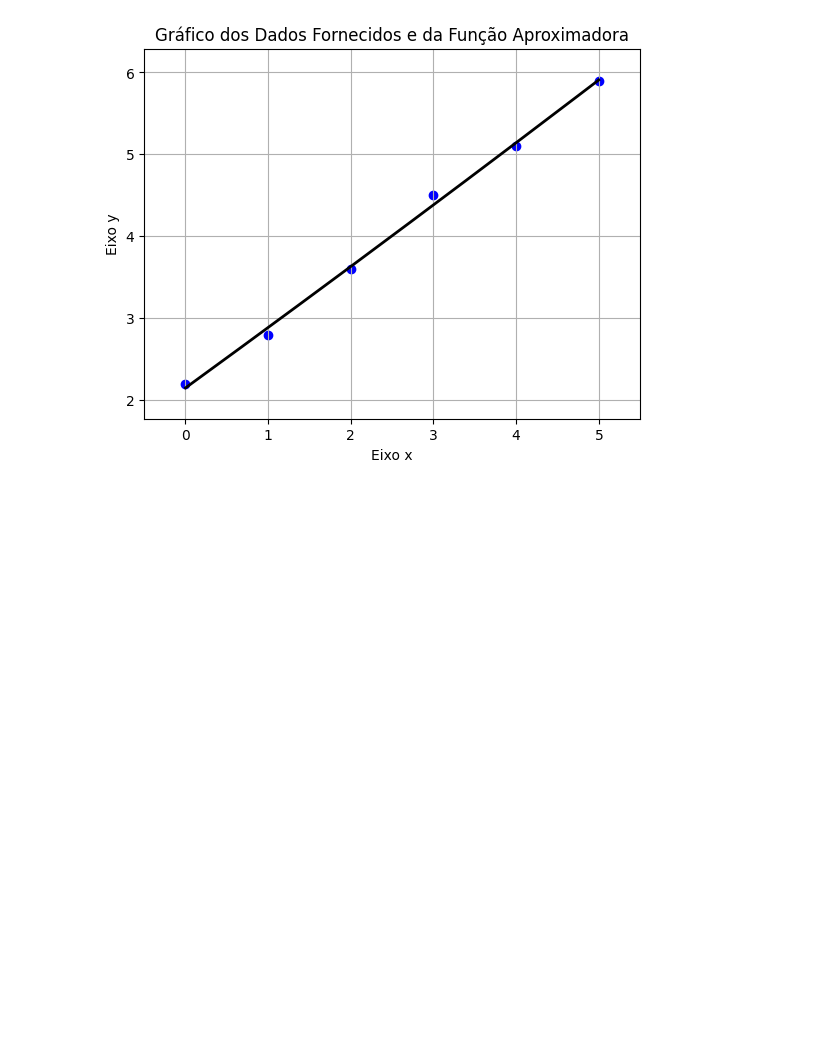
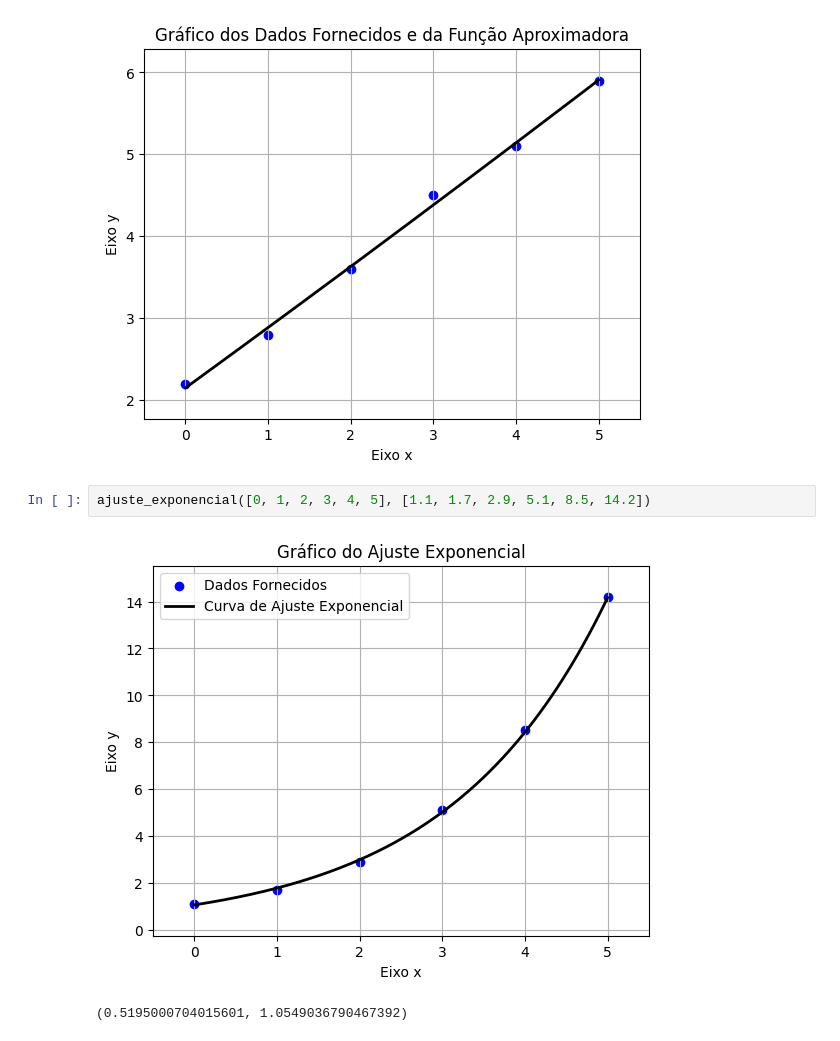
Before and after one commit to Mateus-Band/CB2325NumericaG07, a Jupyter notebook: notebooks_demos/aproximacao_demo.ipynb, the cells around one changed output. Cells and saved outputs as stored; diff of their text form; blank space fills up the shorter version.

Commit message:
Criação da função de ajuste exponencial e mudanças na função de ajuste linear

```diff
--- a/notebooks_demos/aproximacao_demo.ipynb
+++ b/notebooks_demos/aproximacao_demo.ipynb
@@ -21,3 +22,8 @@ ajuste_polinomial([0, 1, 2, 3, 4, 5], [2.2, 2.8, 3.6, 4.5, 5.1, 5.9], 2)
 # %% [output]
 Função Polinomial Aproximadora 0.0035714285714284*x**2 + 0.733571428571429*x + 2.15
 [figure]
+# %%
+ajuste_exponencial([0, 1, 2, 3, 4, 5], [1.1, 1.7, 2.9, 5.1, 8.5, 14.2])
+# %% [output]
+[figure, added]
+(0.5195000704015601, 1.0549036790467392)
```
Also changed, not shown: parts of 1 cell of this notebook, 1 other file.
